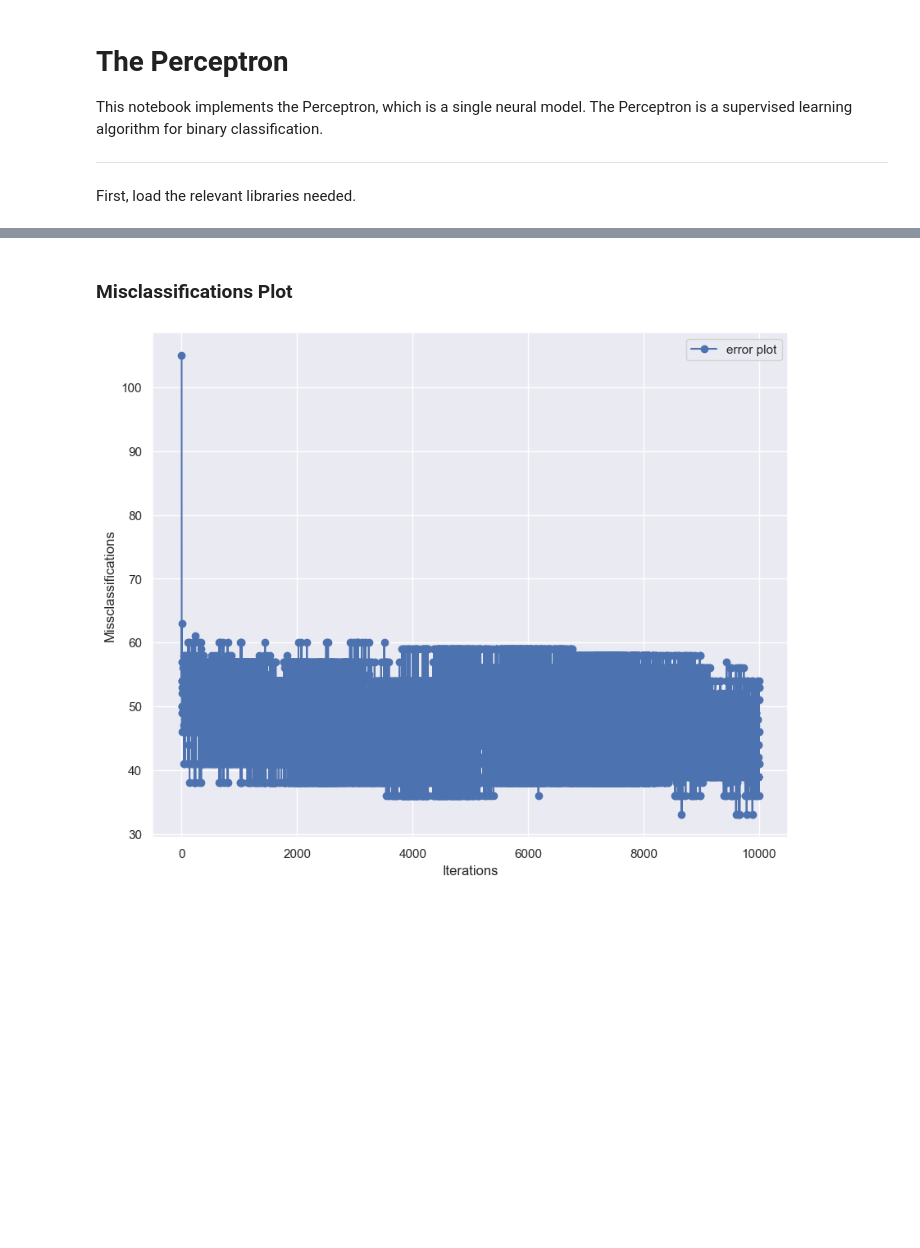
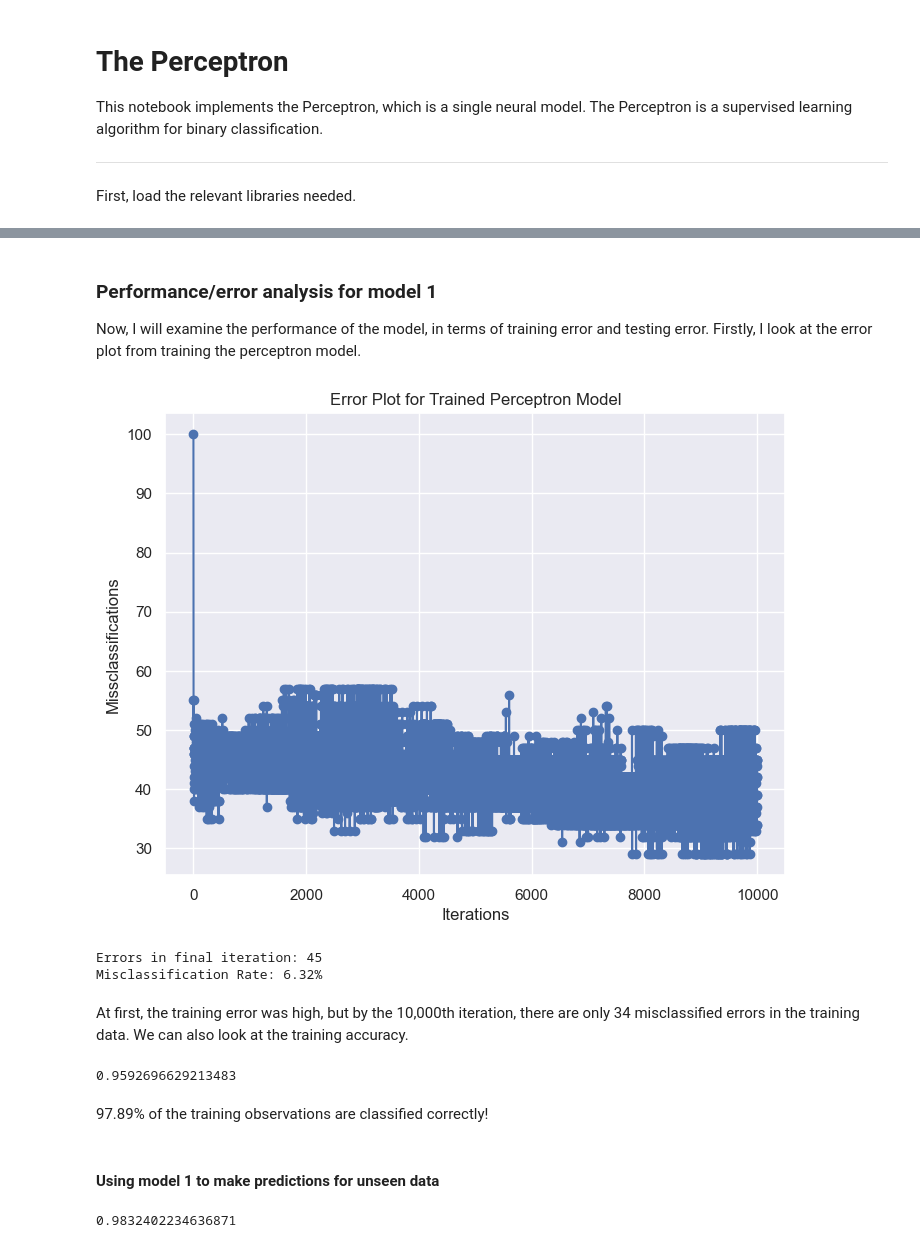
Before and after one commit to kary5678/INDE-577, a Jupyter notebook: supervised-learning/perceptron/perceptron.ipynb, the cells around one changed output, grey strips where cells are left out. Drawn from its saved outputs; the diff is of its cells as text; code cells hidden in the pictures; blank space fills up the shorter version.

Commit message:
Add train/test split for perceptron

```diff
--- a/supervised-learning/perceptron/perceptron.ipynb
+++ b/supervised-learning/perceptron/perceptron.ipynb
@@ -26,6 +30,6 @@ Using wing length and tail length, I am interested in using these two variables
 # %%
 # Read in the data and subset it to the relevant columns/observations
-df = pd.read_csv("../../Data/hawks.csv")
-df = df[["Species", "Wing", "Tail"]].dropna(axis=0)
-df
+hawks = pd.read_csv("../../Data/hawks.csv")
+hawks = hawks[["Species", "Wing", "Tail", "Weight", "Culmen", "Hallux"]].dropna(axis=0)
+hawks
 # %% [output]
@@ -90,11 +48,0 @@ The previous plot displaying all 3 species already had observations that were "o
-# %%
-# Store the desired species values in the numpy array y
-y = df.Species.values
-#y = df.iloc[0:100].Species.values
-
-# Convert each entry of y with RT (red-tailed) to -1 and otherwise 1
-y = np.where(y == 'RT', -1, 1)
-
-# Store the desired feature measurements in the matrix X
-X = df[["Wing", "Tail"]].values
-#X = df[["Wing", "Tail"]].iloc[:100].values
@@ -131,7 +125,16 @@ class Perceptron(object):
+# %%
+# Set up predictors matrix (X) and response vector (y)
+X = hawks[["Wing", "Tail"]].to_numpy()
+# Convert each entry of y with RT (red-tailed) to -1 and otherwise 1
+hawks["Species_binary"] = [1 if x == "RT" else -1 for x in hawks.Species]
+y = hawks["Species_binary"].to_numpy()
+
+X_train, X_test, y_train, y_test = train_test_split(X, y, test_size=0.20, random_state=1)
 # %%
 # Instantiate one instance of the Perceptron class
-clf = Perceptron(epochs = 10_000) # takes approximately 2 minutes with 10,000 epochs!
+clf = Perceptron(epochs = 10_000) # takes approximately 1 minute with 10,000 epochs!
 
 # Call the train method to train the weights and bias of the given instance
-clf.train(X, y)
+clf.train(X_train, y_train)
+print(clf.w_)
 # %% [output]
@@ -158,13 +142,37 @@ plt.show()
-# %% [markdown]
-### Misclassifications Plot
+# %% [markdown]
+### Performance/error analysis for model 1
+
+Now, I will examine the performance of the model, in terms of training error and testing error. Firstly, I look at the error plot from training the perceptron model.
 # %%
-plt.figure(figsize = (10, 8))
-plt.plot(range(1, len(clf.errors_)+1), clf.errors_,
-         marker = "o",
-         label = "error plot",)
+plt.figure(figsize = (8, 6))
+plt.plot(range(1, len(clf.errors_)+1), clf.errors_, marker = "o")
 plt.xlabel("Iterations")
 plt.ylabel("Missclassifications")
-plt.legend()
+plt.title("Error Plot for Trained Perceptron Model")
 plt.show()
 # %% [output]
-[figure, old version]
+[figure, new version]
+# %%
+print("Errors in final iteration:", clf.errors_[-1])
+print(f"Misclassification Rate: {round(clf.errors_[-1]/len(y_train)*100, 2)}%")
+# %% [output]
+Errors in final iteration: 45
+Misclassification Rate: 6.32%
+# %% [markdown]
+At first, the training error was high, but by the 10,000th iteration, there are only 34 misclassified errors in the training data. We can also look at the training accuracy.
+# %%
+# Obtain predictions for training set and find the error of the model
+y_train_pred = clf.predict(X_train)
+print(sum(y_train == y_train_pred) / len(y_train))
+# %% [output]
+0.9592696629213483
+# %% [markdown]
+97.89% of the training observations are classified correctly!
+# %% [markdown]
+#### Using model 1 to make predictions for unseen data
+# %%
+# Obtain predictions for testing set and find the test accuracy
+y_test_pred = clf.predict(X_test)
+print(sum(y_test == y_test_pred) / len(y_test))
+# %% [output]
+0.9832402234636871
```
Also changed, not shown: parts of 26 cells of this notebook.
